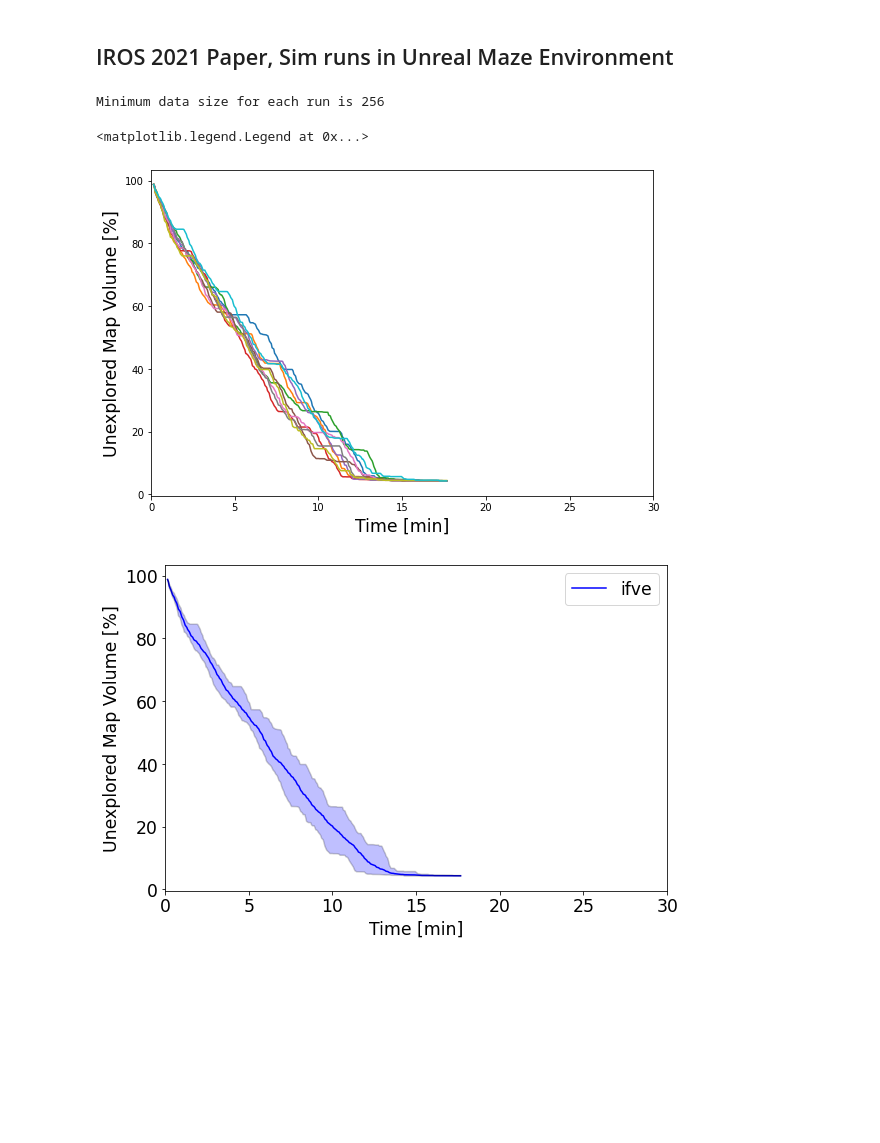
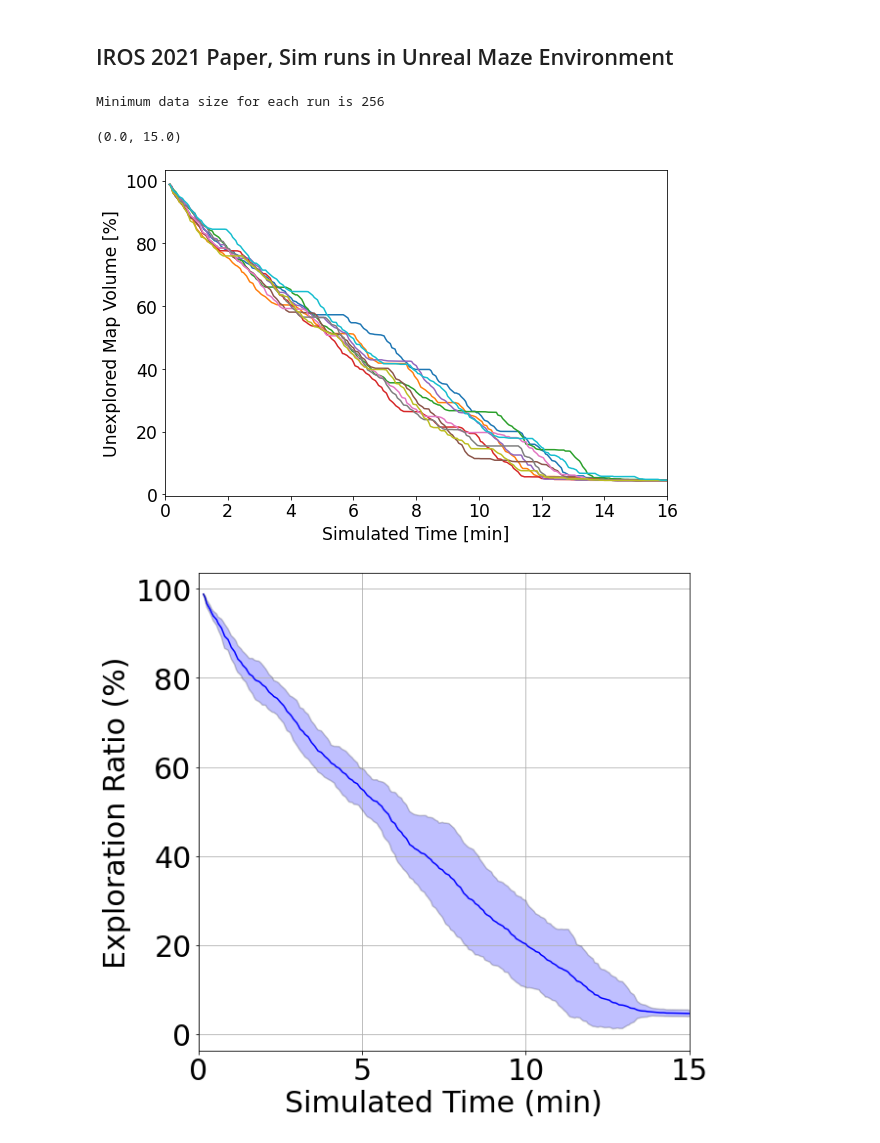
Before and after one commit to andrewbmills/test_sim, a Jupyter notebook: scripts/sim_run_plots_unreal_maze_iros.ipynb, the cells around one changed output. Cells and saved outputs as stored; diff of their text form; code cells hidden in the pictures; blank space fills up the shorter version.

Commit message:
Added plotter scripts for generating thesis plots

```diff
--- a/scripts/sim_run_plots_unreal_maze_iros.ipynb
+++ b/scripts/sim_run_plots_unreal_maze_iros.ipynb
@@ -23,52 +23,52 @@ first_test = 0
 data_set_size = getDataSetSize(data_path, "unreal_maze_ifve_iros_test", first_test, N_tests)
 print("Minimum data size for each run is %d" % data_set_size)
 
+fig, ax = plt.subplots(figsize=[9.0, 6.0])
 ax.tick_params(axis='both', which='major', labelsize='xx-large')
-fig, ax = plt.subplots(figsize=[9.0, 6.0])
 plt.xlabel("Simulated Time [min]", fontsize='xx-large')
 plt.ylabel("Unexplored Map Volume [%]", fontsize='xx-large')
-plt.xlim(0, 30)
+plt.xlim(0, 16)
 
 for i in range(first_test, N_tests):
     data_filename = "unreal_maze_ifve_iros_test" + str(i) + "_map.csv"
     data = np.array(np.genfromtxt(data_path + "/" + data_filename, delimiter=",", skip_header=1))
     t = data[:data_set_size,0]/60.0
     map_data = (1-(voxel_size**3)*data[:data_set_size,1]/full_map_volume)*100
     map_data
     plt.plot(t, map_data)
     if (i == first_test):
         map_volume_ratios = map_data
     else:
         map_volume_ratios = np.vstack((map_volume_ratios, map_data))
 
 map_volume_ratios_mean = np.mean(map_volume_ratios, axis=0)
 map_volume_ratios_std_dev = np.std(map_volume_ratios, axis=0)
 map_volume_rations_min = np.min(map_volume_ratios, axis=0)
 map_volume_rations_max = np.max(map_volume_ratios, axis=0)
 
-# fig, ax = plt.subplots(figsize=[9.0, 6.0])
-# ax.tick_params(axis='both', which='major', labelsize='xx-large')
-# plt.xlabel("Simulated Time [min]", fontsize='xx-large')
-# plt.ylabel("Unexplored Map Volume [%]", fontsize='xx-large')
-# plt.plot(t, map_volume_ratios_mean, "b", label="ifve")
-# plt.plot(t, map_volume_ratios_mean - 2*map_volume_ratios_std_dev, "k", alpha=0.2)
-# plt.plot(t, map_volume_ratios_mean + 2*map_volume_ratios_std_dev, "k", alpha=0.2)
-# ax.fill_between(t, map_volume_ratios_mean - 2*map_volume_ratios_std_dev, map_volume_ratios_mean + 2*map_volume_ratios_std_dev, alpha=0.25, facecolor="blue")
-# plt.xlim(0, 30)
-# plt.legend(fontsize='xx-large')
+fig, ax = plt.subplots(figsize=[9.0, 9.0])
+ax.tick_params(axis='both', which='major', labelsize=30)
+plt.grid()
+plt.xlabel("Simulated Time (min)", fontsize=30)
+plt.ylabel("Exploration Ratio (%)", fontsize=30)
+plt.plot(t, map_volume_ratios_mean, "b", label="ifve")
+plt.plot(t, map_volume_ratios_mean - 2*map_volume_ratios_std_dev, "k", alpha=0.2)
+plt.plot(t, map_volume_ratios_mean + 2*map_volume_ratios_std_dev, "k", alpha=0.2)
+ax.fill_between(t, map_volume_ratios_mean - 2*map_volume_ratios_std_dev, map_volume_ratios_mean + 2*map_volume_ratios_std_dev, alpha=0.25, facecolor="blue")
+plt.xlim(0, 15)
 
-fig, ax = plt.subplots(figsize=[9.0, 6.0])
-ax.tick_params(axis='both', which='major', labelsize='xx-large')
-plt.xlabel("Simulated Time [min]", fontsize='xx-large')
-plt.ylabel("Unexplored Map Volume [%]", fontsize='xx-large')
+fig, ax = plt.subplots(figsize=[9.0, 9.0])
+ax.tick_params(axis='both', which='major', labelsize=30)
+plt.grid()
+plt.xlabel("Simulated Time (min)", fontsize=30)
+plt.ylabel("Exploration Ratio (%)", fontsize=30)
 plt.plot(t, map_volume_ratios_mean, "b", label="ifve")
 plt.plot(t, map_volume_rations_min, "k", alpha=0.2)
 plt.plot(t, map_volume_rations_max, "k", alpha=0.2)
 ax.fill_between(t, map_volume_rations_min, map_volume_rations_max, alpha=0.25, facecolor="blue")
-plt.xlim(0, 30)
-plt.legend(fontsize='xx-large')
+plt.xlim(0, 15)
 # %% [output]
 Minimum data size for each run is 256
-<matplotlib.legend.Legend at 0x...>
+(0.0, 15.0)
-[figure, old version]
+[figure, new version]
-[figure, old version]
+[figure, new version]
```
Also changed, not shown: parts of 1 cell of this notebook, 11 other files.
